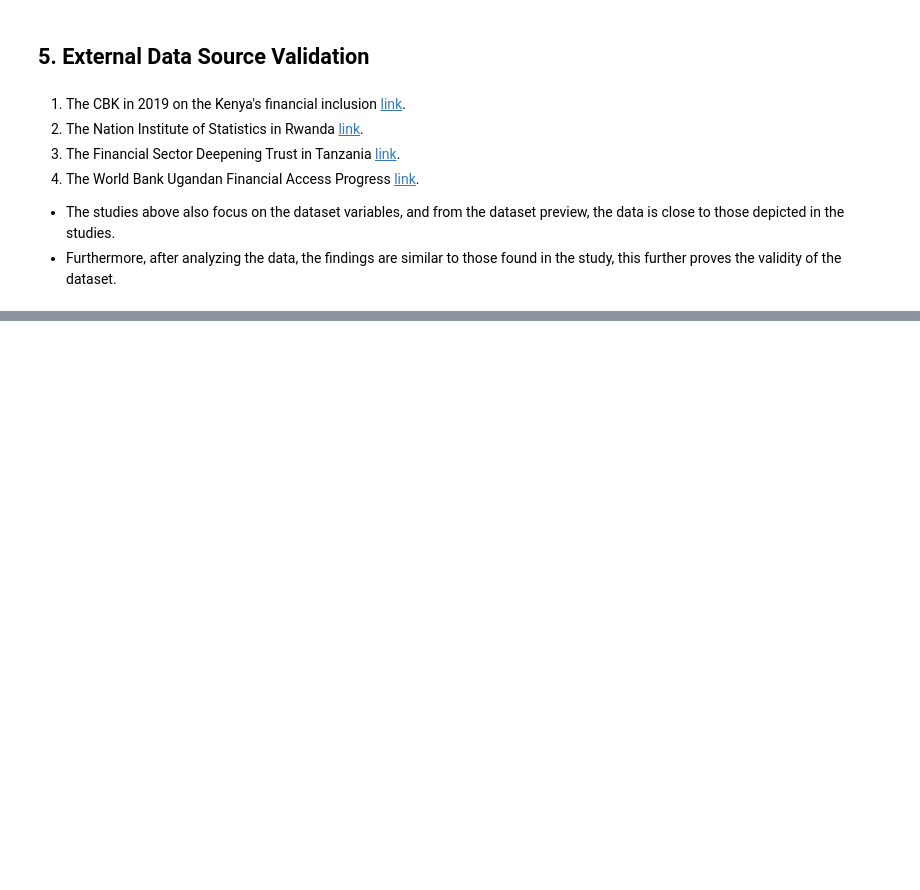
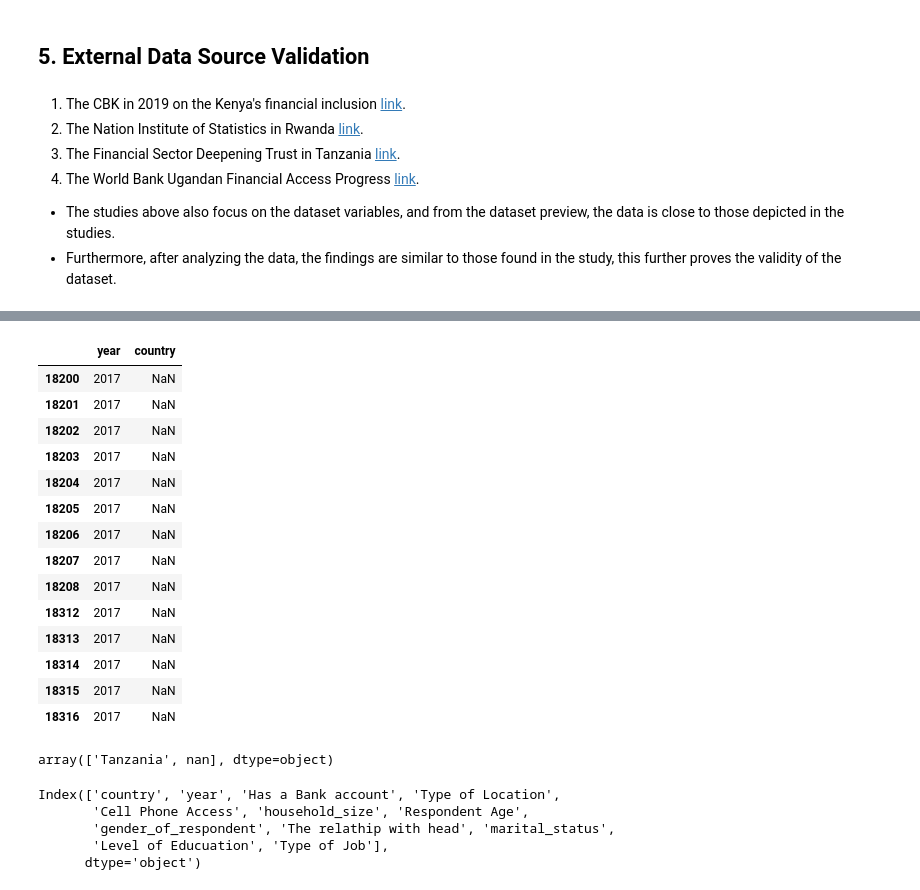
Before and after one commit to deborahmasibo/Moringa-Core-Week-2-IP, a Jupyter notebook: Financial_Inclusion_in_East_Africa.ipynb, the cells around one changed output, grey strips where cells are left out. Saved outputs shown, nothing was run; the diff lists cells and outputs as text; code cells hidden in the pictures; blank space fills up the shorter version.

```diff
--- a/Financial_Inclusion_in_East_Africa.ipynb
+++ b/Financial_Inclusion_in_East_Africa.ipynb
@@ -141,0 +146,3 @@ The columns have the correct data types.
+# %%
+# The uniqueid column is irrelevant to the experiment, and needs to removed.
+financial_inclusion.drop('uniqueid', axis = 1, inplace = True)
@@ -141,0 +170,31 @@ The columns have the correct data types.
+# %%
+financial_inclusion[financial_inclusion.country.isnull()][['year', 'country']]
+# %% [output]
+|  | year | country |
+| 18200 | 2017 | NaN |
+| 18201 | 2017 | NaN |
+| 18202 | 2017 | NaN |
+| 18203 | 2017 | NaN |
+| 18204 | 2017 | NaN |
+| 18205 | 2017 | NaN |
+| 18206 | 2017 | NaN |
+| 18207 | 2017 | NaN |
+| 18208 | 2017 | NaN |
+| 18312 | 2017 | NaN |
+| 18313 | 2017 | NaN |
+| 18314 | 2017 | NaN |
+| 18315 | 2017 | NaN |
+| 18316 | 2017 | NaN |
+# %%
+# 2017 country
+financial_inclusion[financial_inclusion.year == 2017]['country'].unique()
+# %% [output]
+array(['Tanzania', nan], dtype=object)
+# %%
+financial_inclusion.columns
+# %% [output]
+Index(['country', 'year', 'Has a Bank account', 'Type of Location',
+       'Cell Phone Access', 'household_size', 'Respondent Age',
+       'gender_of_respondent', 'The relathip with head', 'marital_status',
+       'Level of Educuation', 'Type of Job'],
+      dtype='object')
```
Also changed, not shown: parts of 45 cells of this notebook.
